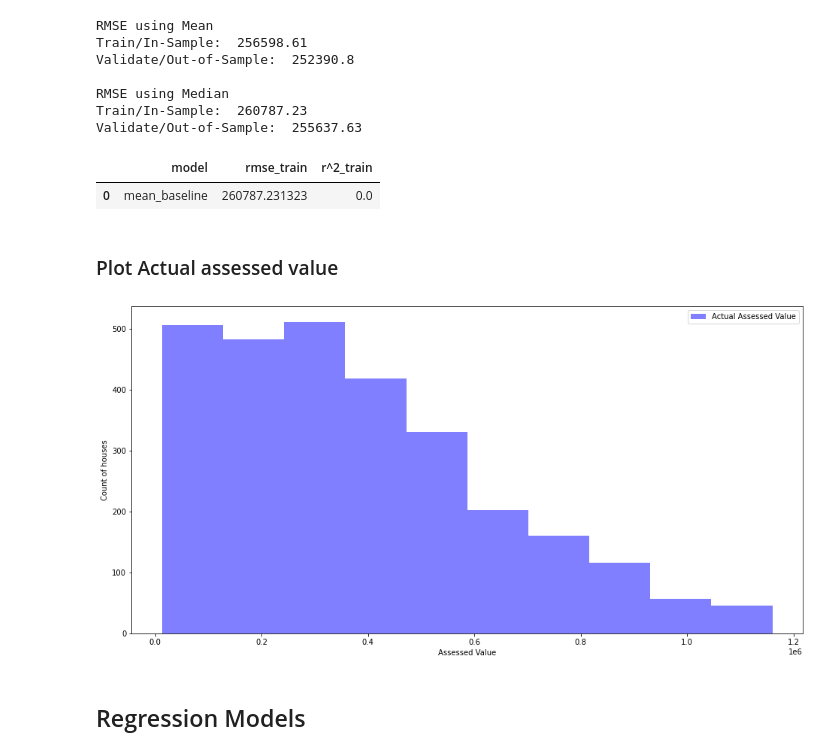
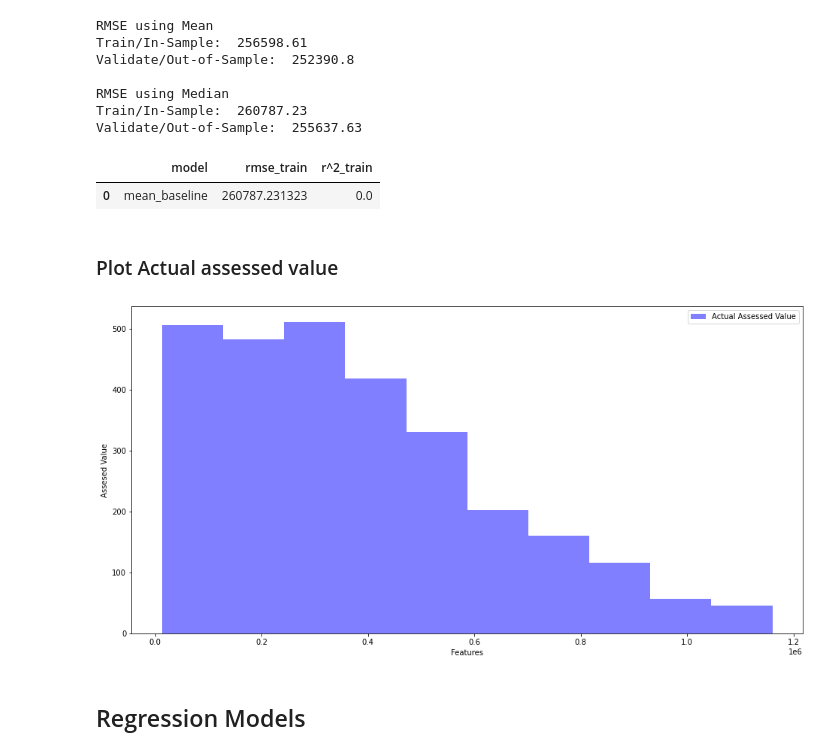
Before and after one commit to patrickamwayi/zillow-regression-project, a Jupyter notebook: zillow_project_workbook.ipynb, the cells around one changed output. Saved outputs shown, nothing was run; the diff lists cells and outputs as text; code cells hidden in the pictures.

```diff
--- a/zillow_project_workbook.ipynb
+++ b/zillow_project_workbook.ipynb
@@ -615,23 +624,24 @@ data=[{
     'r^2_train':explained_variance_score(y_train.assessed_value,
                                            y_train.assessed_value_pred_mean)
 }])
-# %%
-metric_df
-# %% [output]
-|  | model | rmse_train | r^2_train |
-| 0 | mean_baseline | 260787.231323 | 0.0 |
+# %%
+#check baseline RMSE
+metric_df
+# %% [output]
+|  | model | rmse_train | r^2_train |
+| 0 | mean_baseline | 260787.231323 | 0.0 |
 # %% [markdown]
 ### Plot Actual assessed value
 # %%
 # plot to visualize Actual Assessed Value
 plt.figure(figsize=(16,8))
 plt.hist(y_train.assessed_value, color='blue', alpha=0.5, label='Actual Assessed Value')
-plt.xlabel('Assessed Value')
-plt.ylabel('Count of houses')
+plt.xlabel('Features')
+plt.ylabel('Assesed Value')
 plt.legend()
 plt.show()
 # %% [output]
-[figure, old version]
+[figure, new version]
 # %% [markdown]
 ## Regression Models
 # %%
```
Also changed, not shown: parts of 31 cells of this notebook.
